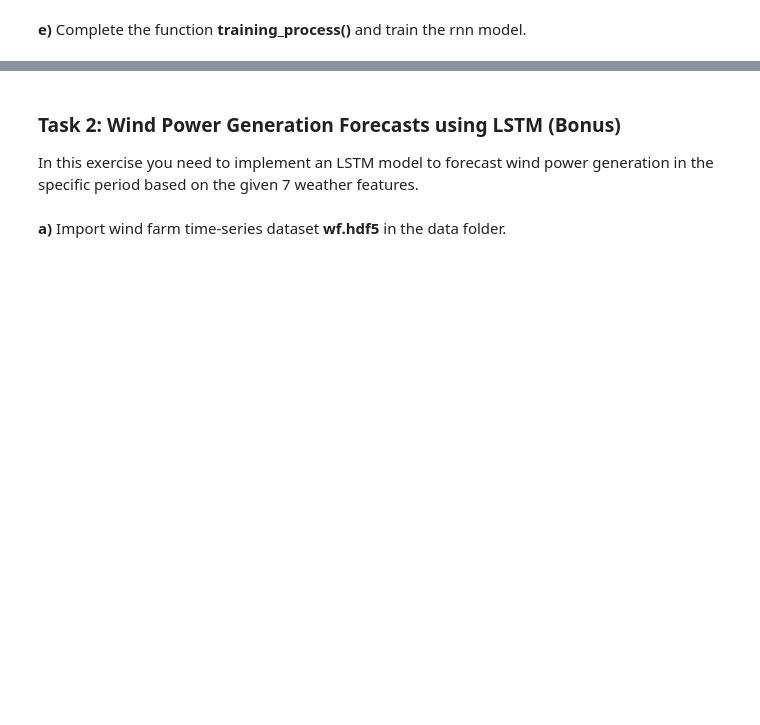
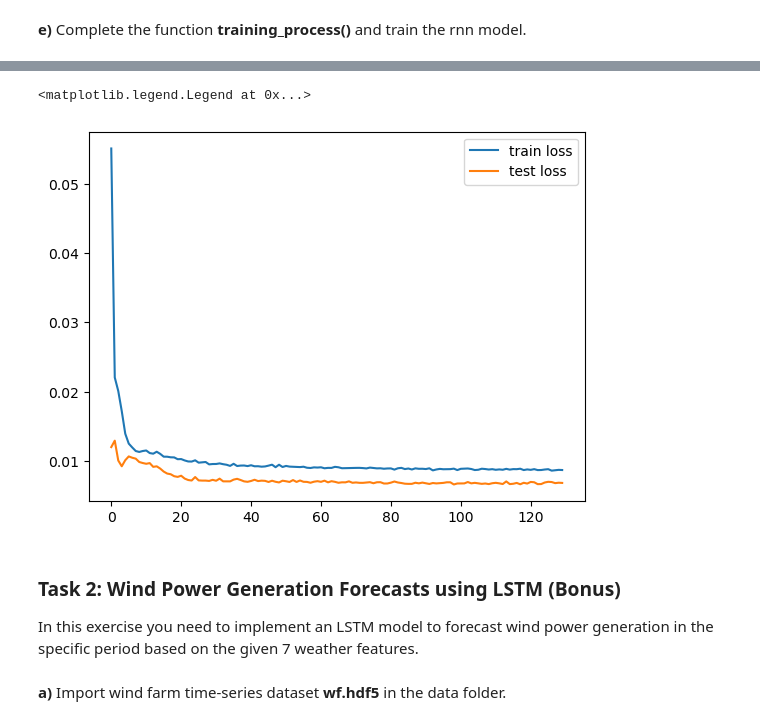
Before and after one commit to KlaraGtknst/TSDM_WS23_34, a Jupyter notebook: Exercise_12_RNN.ipynb, the cells around one changed output, grey strips where cells are left out. Drawn from its saved outputs; the diff is of its cells as text; code cells hidden in the pictures; blank space fills up the shorter version.

```diff
--- a/Exercise_12_RNN.ipynb
+++ b/Exercise_12_RNN.ipynb
@@ -27,7 +40,8 @@ train, test = temp_data[:-test_length], temp_data[-test_length:]
 
 scaler = MinMaxScaler()
 # Scaling the train and test data using minmaxscaler
-### Your Code Here ###
+train_scaled = scaler.fit_transform(train)
+test_scaled = scaler.transform(test)
 # %% [markdown]
 **c)** Build sequence-to-sequence data. For example, the length of the input and target sequence is 4 time steps, i.e.:
 
@@ -208,6 +243,9 @@ def training_process(model, epochs, loader, optimizer, test_X_tensor, test_y_ten
     lowest_loss = sys.float_info.max # the current lowest test loss
     stop_epochs = 0
 
+    # Define the MSE loss function
+    loss = torch.nn.MSELoss()
+
     # Training process
     for epoch in range(epochs):
         # set training mode
@@ -216,24 +254,41 @@ def training_process(model, epochs, loader, optimizer, test_X_tensor, test_y_ten
 
         # Implement the training loop using mini-batch
         for idx, batch in enumerate(loader):
-            ### Your Code Here ###
-            pass
+            optimizer.zero_grad()
+            x,y = batch
+            output = model(x)
+            loss_value = loss(output, y)
+            running_losses += loss_value.item()
+            loss_value.backward()
+            optimizer.step()
+        train_losses.append(running_losses / (idx+1))
+
 
         # compute test error in each epoch and add it to test_losses
         # Do the same for training loss as well
         # print the test error in each 10 epochs
-        ### Your Code Here ###
-        pass
+        model.eval()
+        output = model(test_X_tensor)
+        loss_value = loss(output, test_y_tensor).item()
+        test_losses.append(loss_value)
+        if(epoch % 10 == 0):
+            print(epoch, loss_value, f"minloss {lowest_loss}")
 
         # Implment early stopping
         # Update the lowest loss, when the newest test loss is smaller.
         # Otherwise stop_epochs += 1
         # Stop learning and return the lowest test loss, when the stop_epochs is greater than or equal to
         # the early_stop_patience
-        ### Your Code Here ###
-        pass
-
+        if(loss_value < lowest_loss):
+            lowest_loss = loss_value
+            stop_epochs = 0
+            best_epoch = epoch
+            best_model = deepcopy(model)
+        else:
+            stop_epochs += 1
+            if(stop_epochs > early_stop_patience):
+               break
     return best_model, train_losses, test_losses
 # %%
 model, train_losses, test_losses = training_process(model, epochs, loader, optimizer,
-                                                    test_X_tensor, test_y_tensor, early_stop_patience)
+                                                    test_X, test_y, early_stop_patience)
@@ -244,3 +309,11 @@ pass
+# %%
+# Plot the learning curve
+plt.plot(train_losses, label='train loss')
+plt.plot(test_losses, label='test loss')
+plt.legend()
+# %% [output]
+<matplotlib.legend.Legend at 0x...>
+[figure, added]
 # %%
 # Plot the comparison between measurements and predictions of the training data
 ### Your Code Here ###
```
Also changed, not shown: parts of 14 cells of this notebook.
